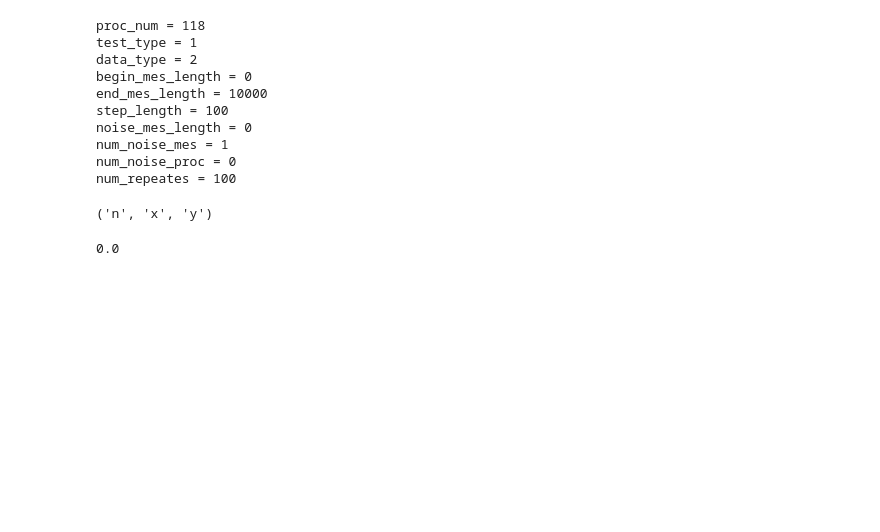
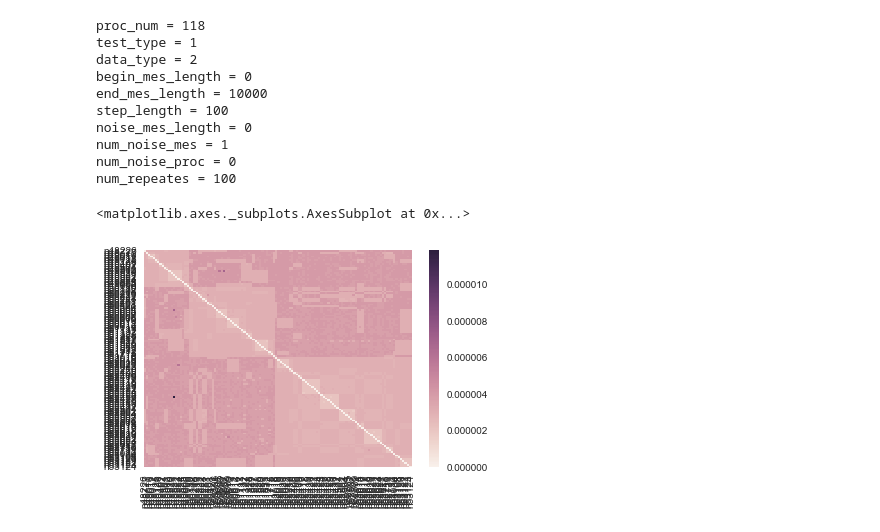
Before and after one commit to b-filip/topologies_clusterizer, a Jupyter notebook: lom2-predict_using_benchmark.ipynb, the cells around one changed output. Drawn from its saved outputs; the diff is of its cells as text; code cells hidden in the pictures; blank space fills up the shorter version.

Commit message:
Display bad heatmap

```diff
--- a/lom2-predict_using_benchmark.ipynb
+++ b/lom2-predict_using_benchmark.ipynb
@@ -64,14 +68,24 @@ noise_mes_length = 0
 num_noise_mes = 1
 num_noise_proc = 0
 num_repeates = 100
-# %%
-foo["data"].dimensions
-# %% [output]
-('n', 'x', 'y')
-# %%
-foo["data"][99][13][13]
-# %% [output]
-0.0
+# %%
+def import_data(directory):
+    hostnames = tuple(read_benchmark_hostnames(directory.joinpath("network_hosts.txt")))
+    with netCDF4.Dataset(directory.joinpath("network_median.nc"), "r")  as dataset:
+        proc_num = dataset["proc_num"][0]
+        assert dataset["test_type"][0] == 1
+        assert dataset["begin_mes_length"][0] == 0
+        assert dataset["end_mes_length"][0] == 10000
+        assert dataset["step_length"][0] == 100
+        data_len_0 = pd.DataFrame(foo["data"][0], index=hostnames, columns=hostnames)
+    return data_len_0
+# %%
+data = import_data(TEST_RESULT_DIRECTORIES[0])
+# %%
+seaborn.heatmap(data)
+# %% [output]
+<matplotlib.axes._subplots.AxesSubplot at 0x...>
+[figure, added]
 # %%
 # todo
 # написать рисовалку хитмап одного слоя data
```
Also changed, not shown: parts of 1 cell of this notebook.
